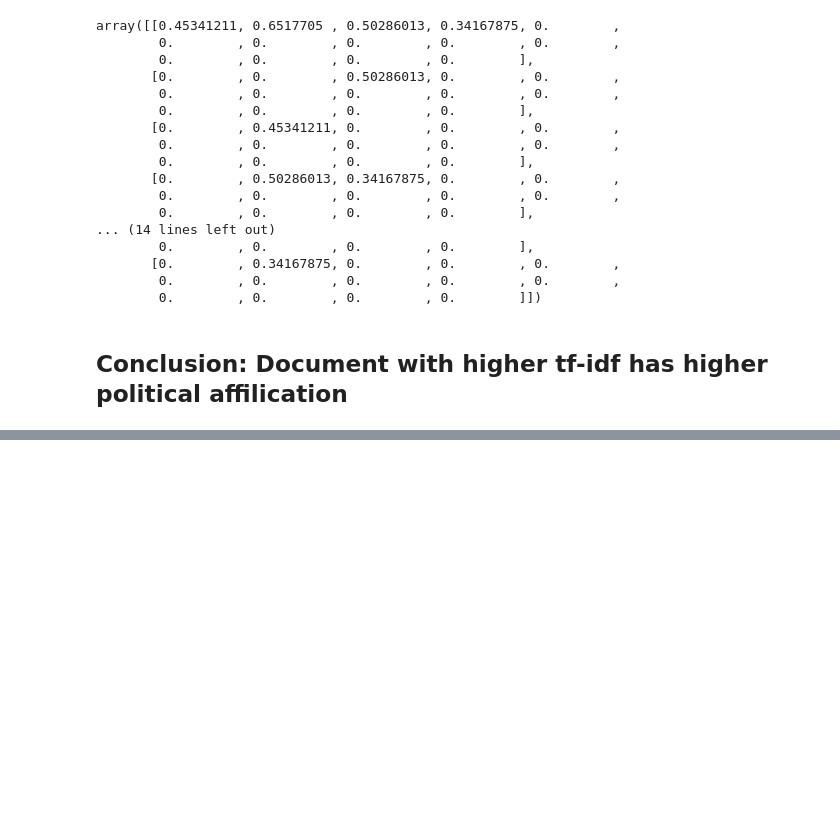
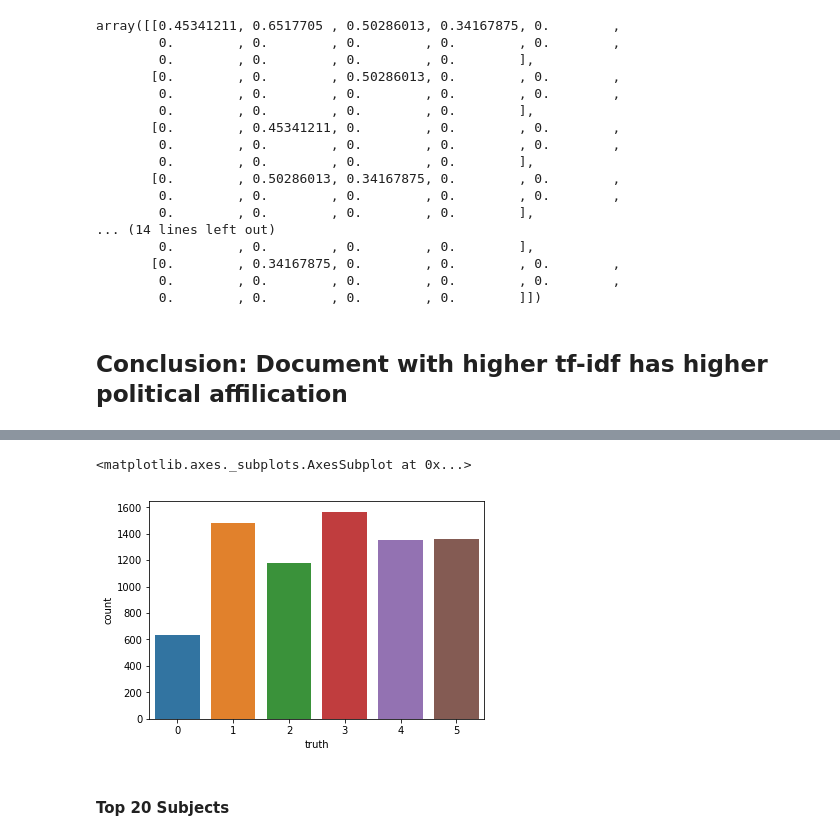
Before and after one commit to cpati/team-hvac, a Jupyter notebook: distillation/spell_checkin_And_geography_factor.ipynb, the cells around one changed output, grey strips where cells are left out. Cells and saved outputs as stored; diff of their text form; code cells hidden in the pictures; blank space fills up the shorter version.

Commit message:
kaggel data set

```diff
--- a/distillation/spell_checkin_And_geography_factor.ipynb
+++ b/distillation/spell_checkin_And_geography_factor.ipynb
@@ -504,0 +504,3 @@ array([[0.45341211, 0.6517705 , 0.50286013, 0.34167875, 0.        ,
+# %%
+df_kgl=pd.read_csv('./kaggel/train.csv',header=0)
+df_kgl.shape
@@ -504,0 +522,5 @@ array([[0.45341211, 0.6517705 , 0.50286013, 0.34167875, 0.        ,
+# %%
+sns.countplot(x="truth",data=df_kgl)
+# %% [output]
+<matplotlib.axes._subplots.AxesSubplot at 0x...>
+[figure, added]
@@ -504,0 +536,2 @@ array([[0.45341211, 0.6517705 , 0.50286013, 0.34167875, 0.        ,
+# %% [markdown]
+#### Top 20 Subjects
```
Also changed, not shown: parts of 36 cells of this notebook.
